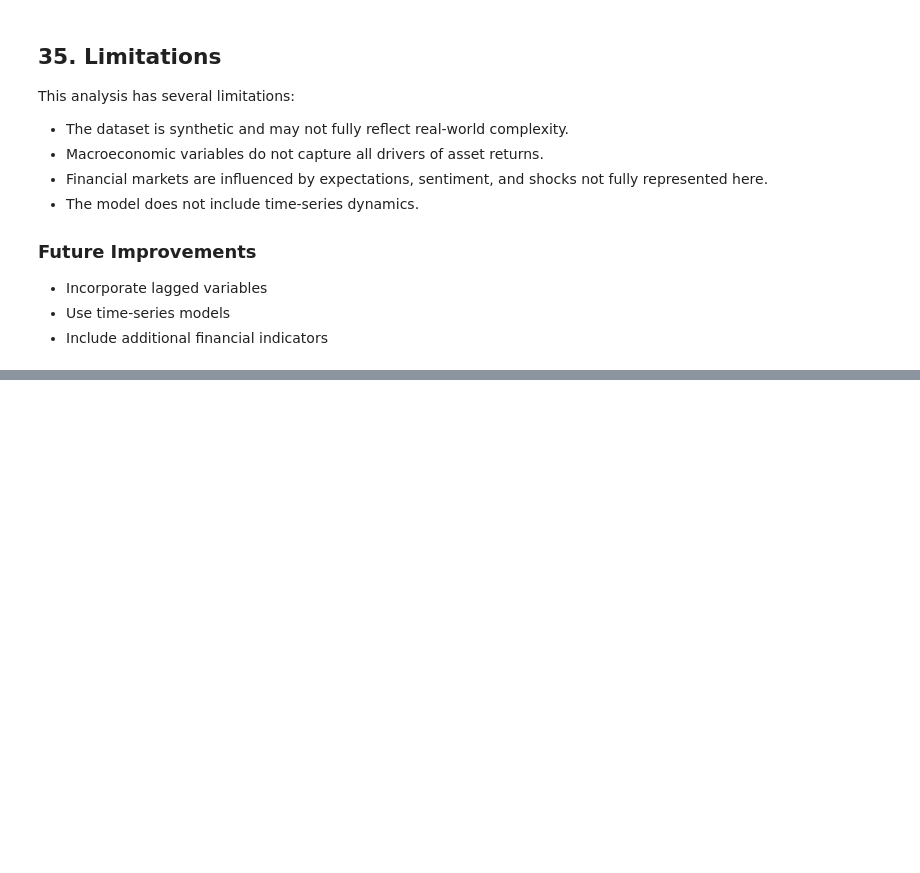
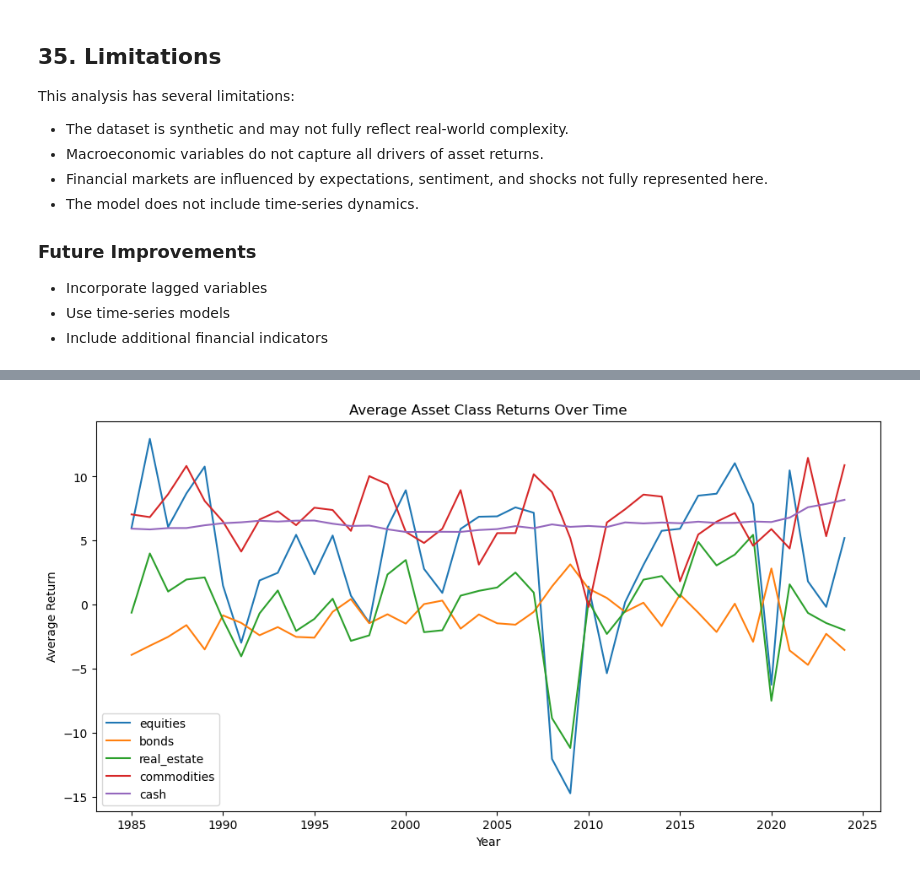
Before and after one commit to Wexwer/Macroeconomics-Indicators-Effect, a Jupyter notebook: Data Science/Exam-Project/Data Source/macroeconomic_indicators_effect_project.ipynb, the cells around one changed output, grey strips where cells are left out. Saved outputs shown, nothing was run; the diff lists cells and outputs as text; code cells hidden in the pictures; blank space fills up the shorter version.

```diff
--- a/Data Science/Exam-Project/Data Source/macroeconomic_indicators_effect_project.ipynb
+++ b/Data Science/Exam-Project/Data Source/macroeconomic_indicators_effect_project.ipynb
@@ -1112,0 +1211,14 @@ This analysis has several limitations:
+# %%
+returns_by_year = merged_df.groupby("year")[asset_cols].mean()
+
+plt.figure(figsize=(12, 6))
+for col in asset_cols:
+    plt.plot(returns_by_year.index, returns_by_year[col], label=col)
+
+plt.title("Average Asset Class Returns Over Time")
+plt.xlabel("Year")
+plt.ylabel("Average Return")
+plt.legend()
+plt.show()
+# %% [output]
+[figure, added]
```
Also changed, not shown: parts of 14 cells of this notebook.
